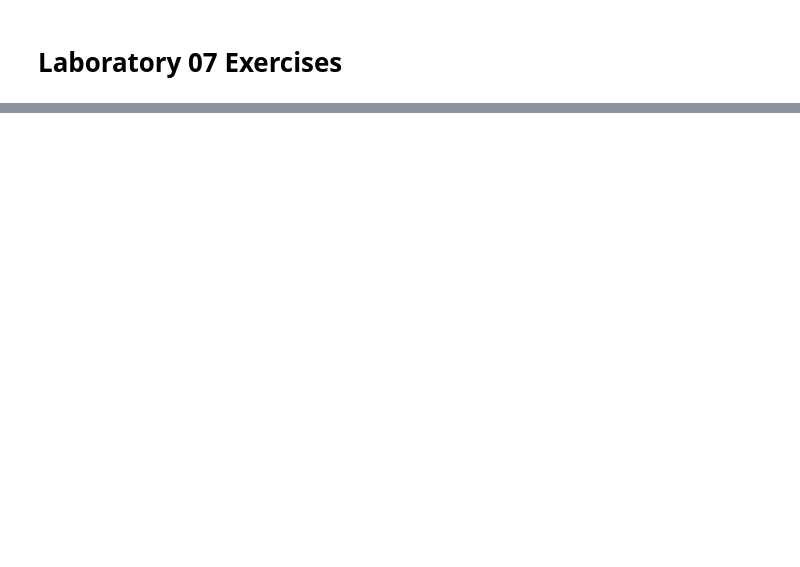
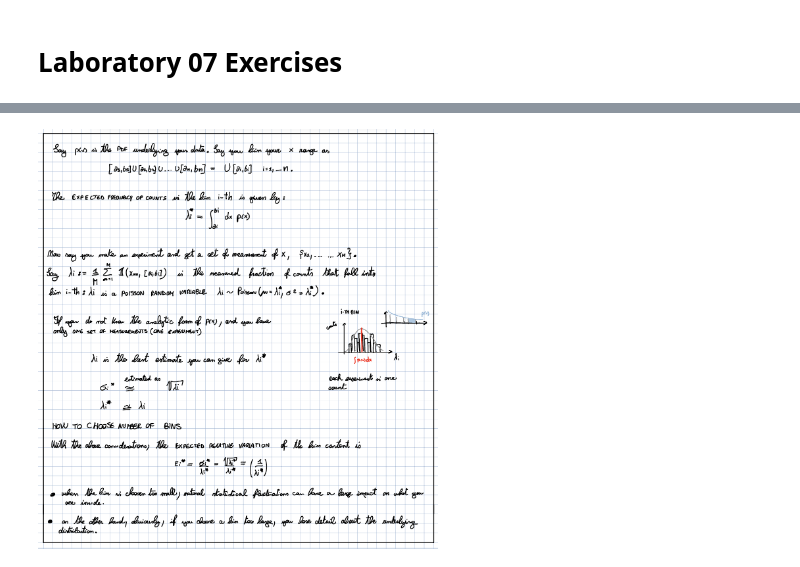
Before and after one commit to miriamzara/LaboratoryOfComputationalPhysics_Y7, a Jupyter notebook: 07_Visualization/07ex_Visualization.ipynb, the cells around one changed output, grey strips where cells are left out. Drawn from its saved outputs; the diff is of its cells as text; code cells hidden in the pictures; blank space fills up the shorter version.

```diff
--- a/07_Visualization/07ex_Visualization.ipynb
+++ b/07_Visualization/07ex_Visualization.ipynb
@@ -16,3 +24,8 @@ $$ 1.06 * x.std() * x.size ^{-\frac{1}{5.}} $$
 you can use the scipy function `stats.norm()` for that.
 * In a separate plot (to be placed beside the original histogram), plot all the gaussian functions so obtained
 * Sum (with np.sum()) all the gaussian functions and normalize the result such that the integral matches the integral of the original histogram. For that you could use the `scipy.integrate.trapz()` method
+# %%
+from IPython.display import Image
+Image('note.jpeg', width= 2*200, height= 2*400)
+# %% [output]
+[figure, added]
```
Also changed, not shown: parts of 10 cells of this notebook, 5 other files.
